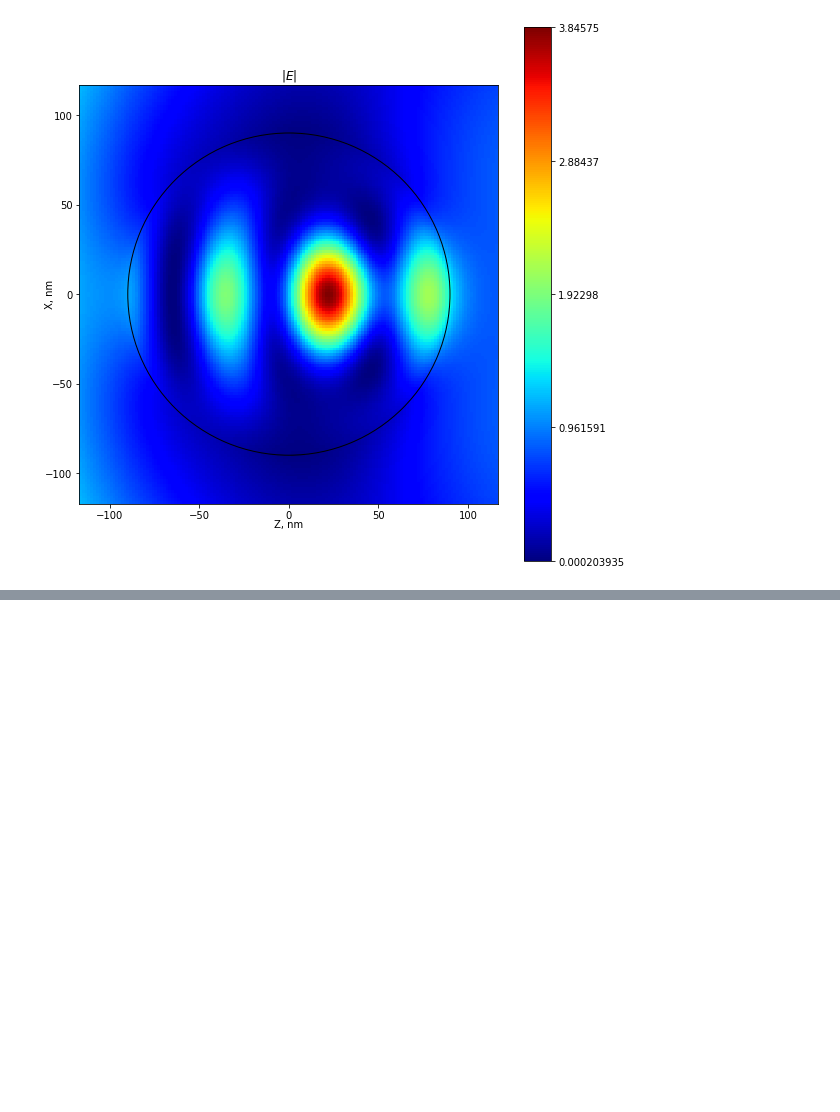
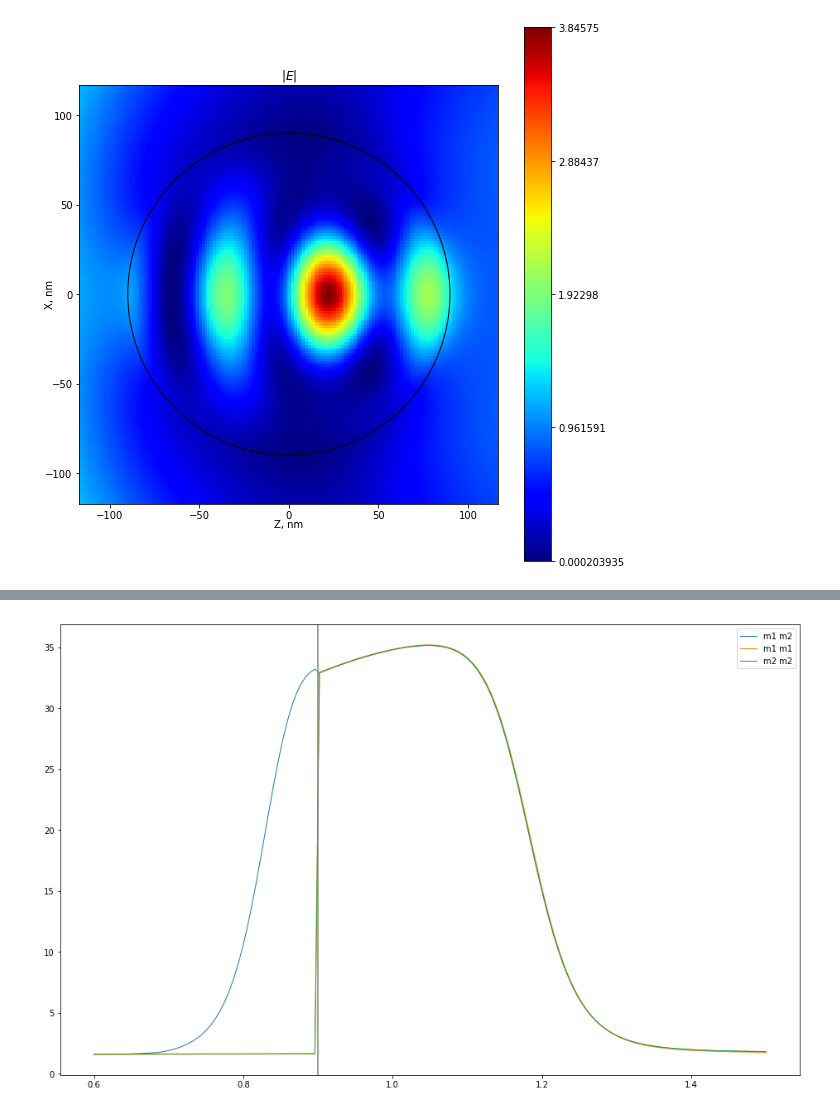
Before and after one commit to BioRyajenka/scattnlay, a Jupyter notebook: examples/Untitled2.ipynb, the cells around one changed output, grey strips where cells are left out. Saved outputs shown, nothing was run; the diff lists cells and outputs as text; code cells hidden in the pictures; blank space fills up the shorter version.

```diff
--- a/examples/Untitled2.ipynb
+++ b/examples/Untitled2.ipynb
@@ -318,0 +425,30 @@ Wall time: 1.81 s
+# %%
+%%time
+plt.figure(figsize=(16,10))
+quad_n = 31
+
+def draw_plot(x, m, label, R=np.linspace(0.6, 1.5, num=150), lw=1):
+    D = []
+    for r in R:
+        coords = get_points('quad', r=r, quad_n=quad_n)
+        Iprj = integrand(coords, x=x, m=m)
+        Ptot = quadpy.sphere.integrate(lambda t: integrand(t, x=x, m=m),
+                                [0.0, 0.0, 0.0], r,
+                                quadpy.sphere.Lebedev(str(quad_n))) / (4. * np.pi * r**2)
+        D.append(3./4.*np.max(Iprj)/Ptot)
+
+    D = np.array(D)
+    plt.plot(R,D,label=label,lw=lw)
+
+x = np.array([.9, 59.3])
+
+m = np.array([3.512+0.105j, 3.557+0.094j])
+draw_plot(x, m, 'm1 m2')
+m = np.array([3.512+0.105j, 3.512+0.105j])
+draw_plot(x, m, 'm1 m1')
+m = np.array([3.557+0.094j, 3.557+0.094j])
+draw_plot(x, m, 'm2 m2')
+
+plt.legend()
+plt.axvline(x=.9, c='gray');
+# %% [output]
@@ -318,0 +457 @@ Wall time: 1.81 s
+[figure, added]
```
Also changed, not shown: parts of 35 cells of this notebook.
